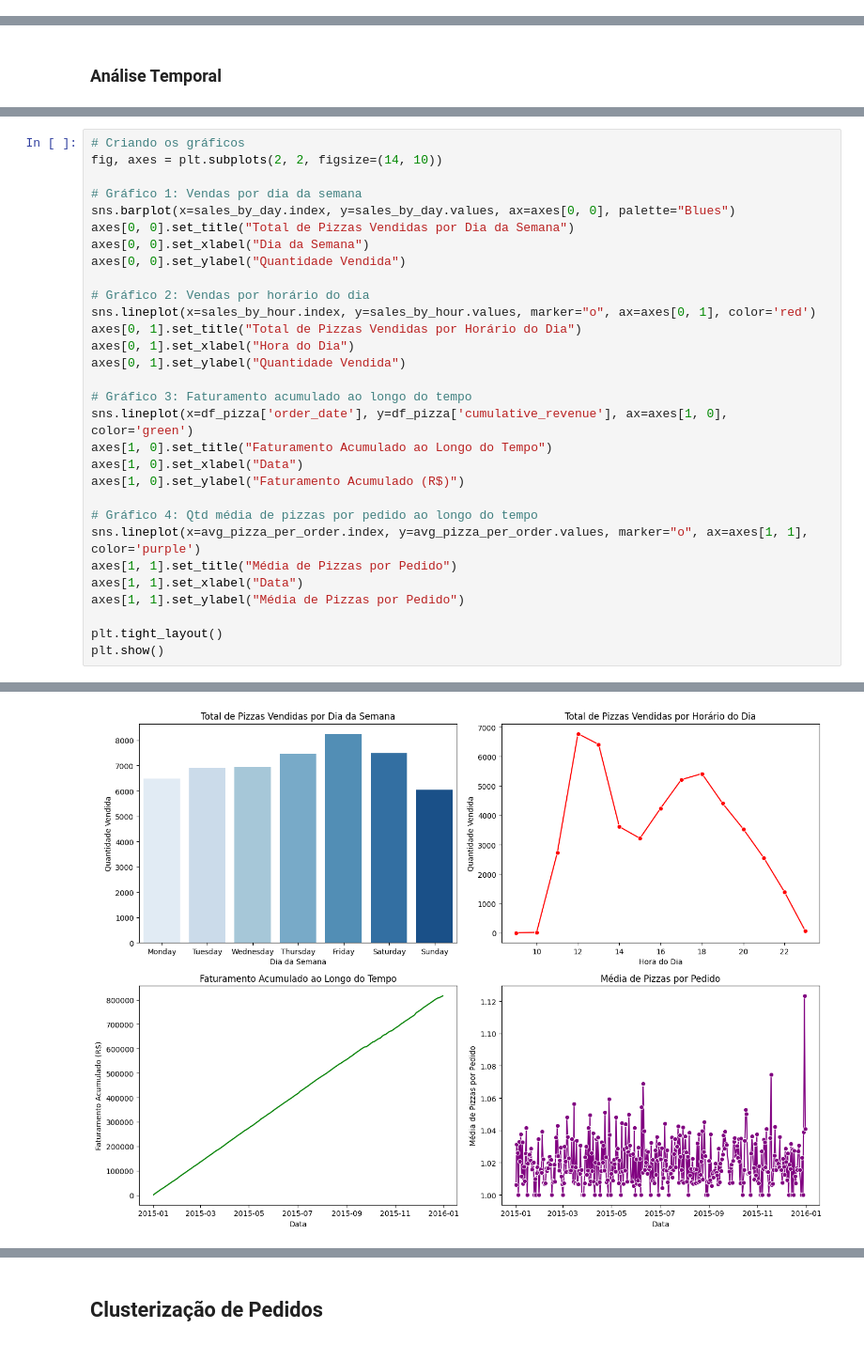
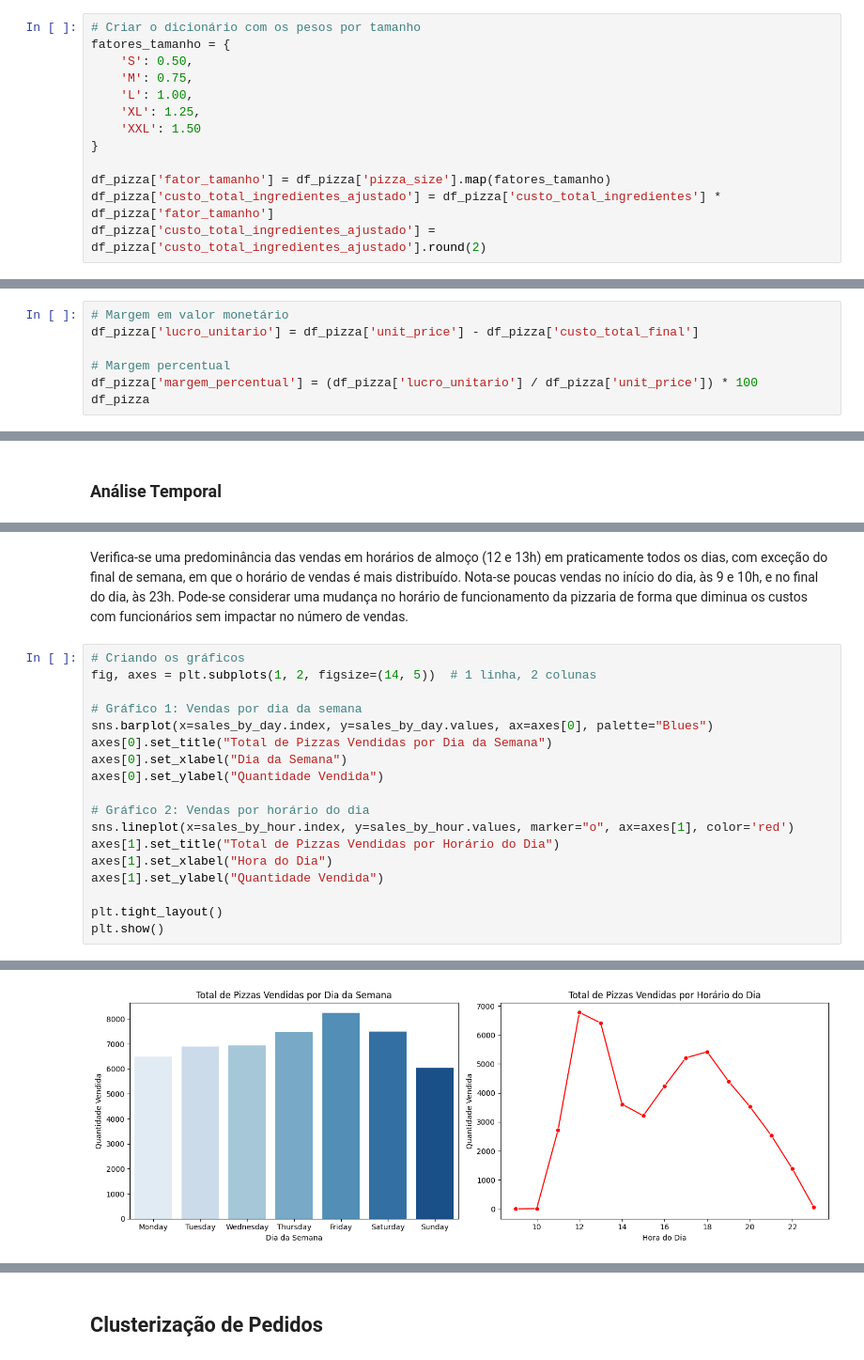
Before and after one commit to lucast98/Pizza-Sales-EDA, a Jupyter notebook: pizza_sales.ipynb, the cells around one changed output, grey strips where cells are left out. Shown at 94% size. Drawn from its saved outputs; the diff is of its cells as text.

```diff
--- a/pizza_sales.ipynb
+++ b/pizza_sales.ipynb
@@ -301,0 +432,13 @@ Ticket médio por pedido: $38.31
+# %%
+# Criar o dicionário com os pesos por tamanho
+fatores_tamanho = {
+    'S': 0.50,
+    'M': 0.75,
+    'L': 1.00,
+    'XL': 1.25,
+    'XXL': 1.50
+}
+
+df_pizza['fator_tamanho'] = df_pizza['pizza_size'].map(fatores_tamanho)
+df_pizza['custo_total_ingredientes_ajustado'] = df_pizza['custo_total_ingredientes'] * df_pizza['fator_tamanho']
+df_pizza['custo_total_ingredientes_ajustado'] = df_pizza['custo_total_ingredientes_ajustado'].round(2)
@@ -301,0 +464,7 @@ Ticket médio por pedido: $38.31
+# %%
+# Margem em valor monetário
+df_pizza['lucro_unitario'] = df_pizza['unit_price'] - df_pizza['custo_total_final']
+
+# Margem percentual
+df_pizza['margem_percentual'] = (df_pizza['lucro_unitario'] / df_pizza['unit_price']) * 100
+df_pizza
@@ -402,30 +660,20 @@ avg_pizza_per_order = df_pizza.groupby('order_date')['quantity'].mean()
+# %% [markdown]
+Verifica-se uma predominância das vendas em horários de almoço (12 e 13h) em praticamente todos os dias, com exceção do final de semana, em que o horário de vendas é mais distribuído. Nota-se poucas vendas no início do dia, às 9 e 10h, e no final do dia, às 23h. Pode-se considerar uma mudança no horário de funcionamento da pizzaria de forma que diminua os custos com funcionários sem impactar no número de vendas.
 # %%
 # Criando os gráficos
-fig, axes = plt.subplots(2, 2, figsize=(14, 10))
+fig, axes = plt.subplots(1, 2, figsize=(14, 5))  # 1 linha, 2 colunas
 
 # Gráfico 1: Vendas por dia da semana
-sns.barplot(x=sales_by_day.index, y=sales_by_day.values, ax=axes[0, 0], palette="Blues")
-axes[0, 0].set_title("Total de Pizzas Vendidas por Dia da Semana")
-axes[0, 0].set_xlabel("Dia da Semana")
-axes[0, 0].set_ylabel("Quantidade Vendida")
+sns.barplot(x=sales_by_day.index, y=sales_by_day.values, ax=axes[0], palette="Blues")
+axes[0].set_title("Total de Pizzas Vendidas por Dia da Semana")
+axes[0].set_xlabel("Dia da Semana")
+axes[0].set_ylabel("Quantidade Vendida")
 
 # Gráfico 2: Vendas por horário do dia
-sns.lineplot(x=sales_by_hour.index, y=sales_by_hour.values, marker="o", ax=axes[0, 1], color='red')
-axes[0, 1].set_title("Total de Pizzas Vendidas por Horário do Dia")
-axes[0, 1].set_xlabel("Hora do Dia")
-axes[0, 1].set_ylabel("Quantidade Vendida")
-
-# Gráfico 3: Faturamento acumulado ao longo do tempo
-sns.lineplot(x=df_pizza['order_date'], y=df_pizza['cumulative_revenue'], ax=axes[1, 0], color='green')
-axes[1, 0].set_title("Faturamento Acumulado ao Longo do Tempo")
-axes[1, 0].set_xlabel("Data")
-axes[1, 0].set_ylabel("Faturamento Acumulado (R$)")
-
-# Gráfico 4: Qtd média de pizzas por pedido ao longo do tempo
-sns.lineplot(x=avg_pizza_per_order.index, y=avg_pizza_per_order.values, marker="o", ax=axes[1, 1], color='purple')
-axes[1, 1].set_title("Média de Pizzas por Pedido")
-axes[1, 1].set_xlabel("Data")
-axes[1, 1].set_ylabel("Média de Pizzas por Pedido")
+sns.lineplot(x=sales_by_hour.index, y=sales_by_hour.values, marker="o", ax=axes[1], color='red')
+axes[1].set_title("Total de Pizzas Vendidas por Horário do Dia")
+axes[1].set_xlabel("Hora do Dia")
+axes[1].set_ylabel("Quantidade Vendida")
 
 plt.tight_layout()
 plt.show()
@@ -436 +684 @@ Passing `palette` without assigning `hue` is deprecated and will be removed in v
-[figure, old version]
+[figure, new version]
```
Also changed, not shown: parts of 75 cells of this notebook.
